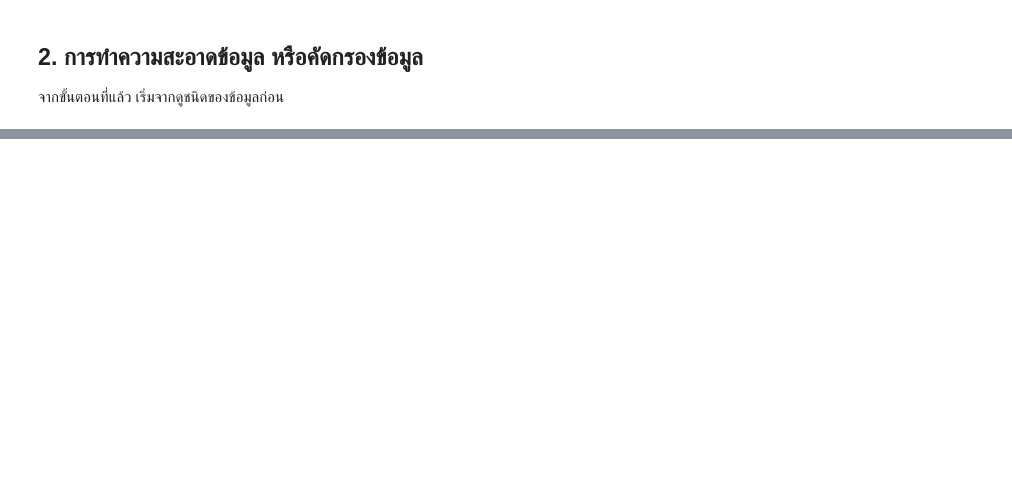
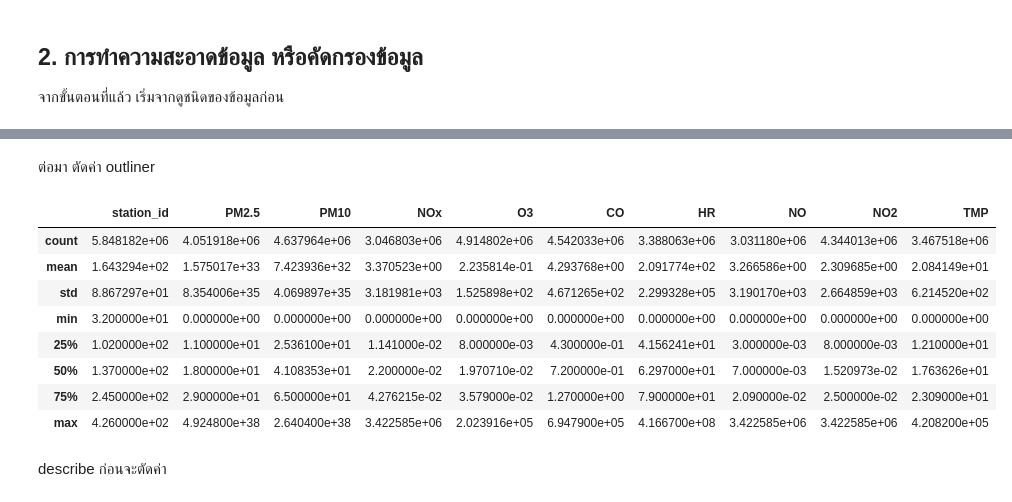
Before and after one commit to 4KV6/Data-Analysis-Project, a Jupyter notebook: code/2data_clean.ipynb, the cells around one changed output, grey strips where cells are left out. Drawn from its saved outputs; the diff is of its cells as text; code cells hidden in the pictures; blank space fills up the shorter version.

```diff
--- a/code/2data_clean.ipynb
+++ b/code/2data_clean.ipynb
@@ -51,0 +65,22 @@ memory usage: 1.2+ GB
+# %%
+data_group = data_hourly.groupby("station_id")
+key_group = data_group.groups
+# %%
+for id in key_group:
+    station_group = data_group.get_group(id)
+    row_station = station_data.loc[ station_data["station_id"] == id ]
+    str_timezone = row_station["timezone"].values[0]
+    timezone = ""
+
+    for timekey in KeysTimeZone:
+        if timekey in str_timezone:
+            timezone = ListTimeZone[timekey]
+            break
+
+    infer_dst = np.array([False] * station_group.shape[0]) # from stackoverflow
+
+    dateconv = pd.to_datetime(station_group["datetime"])
+    dateconv = dateconv.dt.tz_localize(timezone, nonexistent='shift_forward', ambiguous=infer_dst)
+    dateconv = dateconv.dt.tz_convert("UTC")
+
+    data_hourly.loc[station_group.index, ("datetime")] = dateconv
@@ -51,0 +106,4 @@ memory usage: 1.2+ GB
+# %%
+data_hourly.drop(data_hourly[data_hourly["datetime"] < pd.Timestamp(year=2010, month=1, day=1, tz="UTC")].index, inplace=True)
+# %%
+data_hourly.index = range(0, data_hourly.shape[0])
@@ -51,0 +131,16 @@ memory usage: 1.2+ GB
+# %% [markdown]
+ต่อมา ตัดค่า outliner
+# %%
+data_hourly.describe()
+# %% [output]
+|  | station_id | PM2.5 | PM10 | NOx | O3 | CO | HR | NO | NO2 | TMP |
+| count | 5.848182e+06 | 4.051918e+06 | 4.637964e+06 | 3.046803e+06 | 4.914802e+06 | 4.542033e+06 | 3.388063e+06 | 3.031180e+06 | 4.344013e+06 | 3.467518e+06 |
+| mean | 1.643294e+02 | 1.575017e+33 | 7.423936e+32 | 3.370523e+00 | 2.235814e-01 | 4.293768e+00 | 2.091774e+02 | 3.266586e+00 | 2.309685e+00 | 2.084149e+01 |
+| std | 8.867297e+01 | 8.354006e+35 | 4.069897e+35 | 3.181981e+03 | 1.525898e+02 | 4.671265e+02 | 2.299328e+05 | 3.190170e+03 | 2.664859e+03 | 6.214520e+02 |
+| min | 3.200000e+01 | 0.000000e+00 | 0.000000e+00 | 0.000000e+00 | 0.000000e+00 | 0.000000e+00 | 0.000000e+00 | 0.000000e+00 | 0.000000e+00 | 0.000000e+00 |
+| 25% | 1.020000e+02 | 1.100000e+01 | 2.536100e+01 | 1.141000e-02 | 8.000000e-03 | 4.300000e-01 | 4.156241e+01 | 3.000000e-03 | 8.000000e-03 | 1.210000e+01 |
+| 50% | 1.370000e+02 | 1.800000e+01 | 4.108353e+01 | 2.200000e-02 | 1.970710e-02 | 7.200000e-01 | 6.297000e+01 | 7.000000e-03 | 1.520973e-02 | 1.763626e+01 |
+| 75% | 2.450000e+02 | 2.900000e+01 | 6.500000e+01 | 4.276215e-02 | 3.579000e-02 | 1.270000e+00 | 7.900000e+01 | 2.090000e-02 | 2.500000e-02 | 2.309000e+01 |
+| max | 4.260000e+02 | 4.924800e+38 | 2.640400e+38 | 3.422585e+06 | 2.023916e+05 | 6.947900e+05 | 4.166700e+08 | 3.422585e+06 | 3.422585e+06 | 4.208200e+05 |
+# %% [markdown]
+describe ก่อนจะตัดค่า
```
Also changed, not shown: parts of 41 cells of this notebook, 1 other file.
